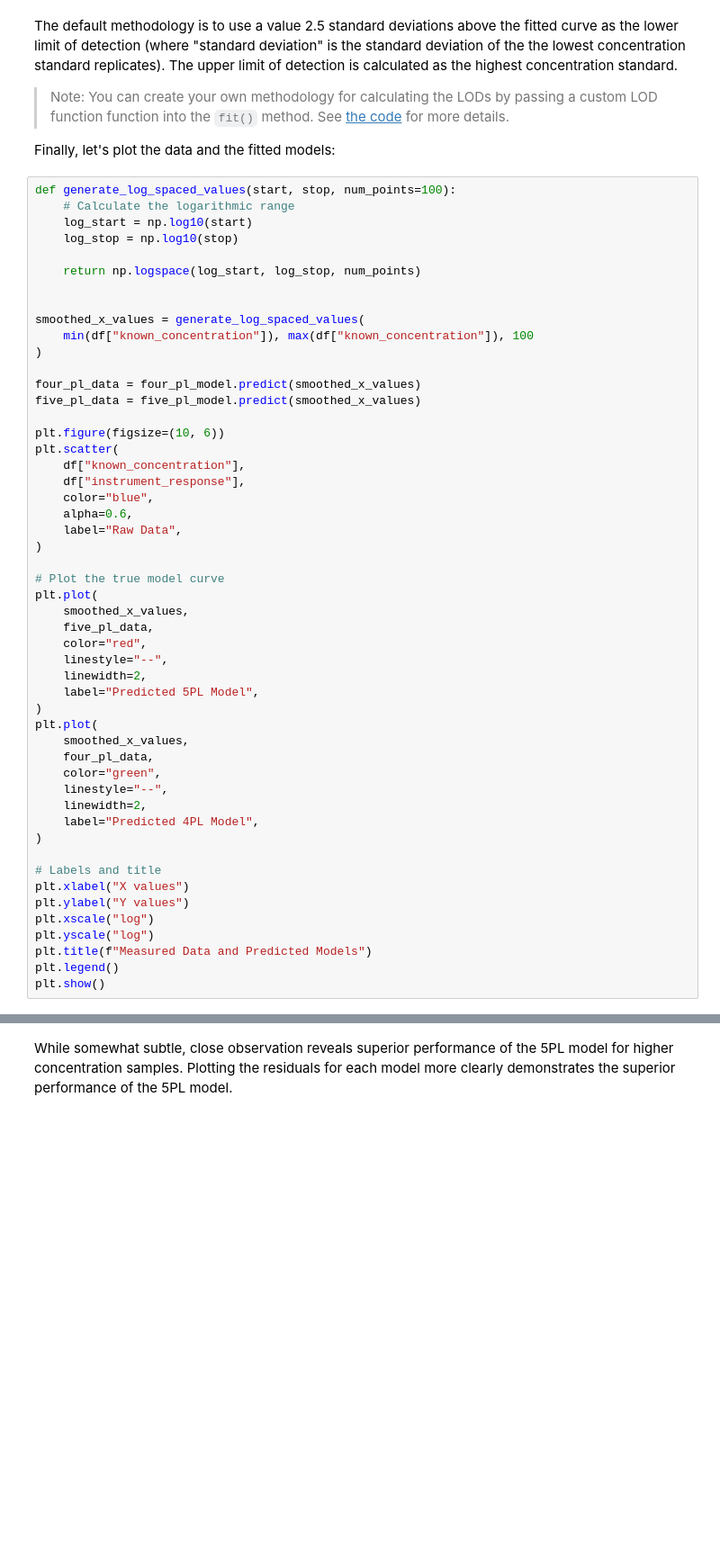
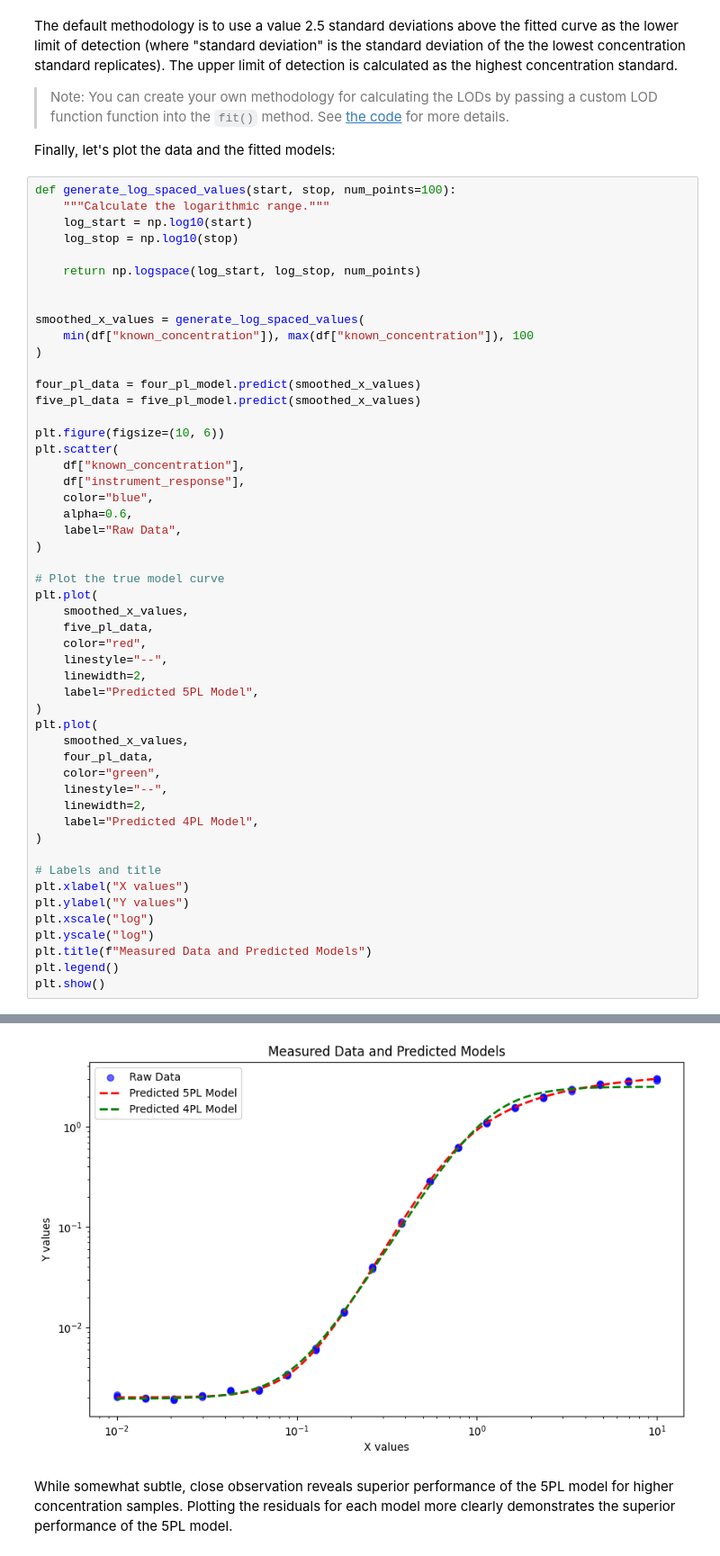
Before and after one commit to Ganymede-Bio/bio-curve-fit, a Jupyter notebook: examples/five_pl_logistic/five_pl_fit.ipynb, the cells around one changed output, grey strips where cells are left out. Shown: that part at 90% size. Saved outputs shown, nothing was run; the diff lists cells and outputs as text; blank space fills up the shorter version.

```diff
--- a/examples/five_pl_logistic/five_pl_fit.ipynb
+++ b/examples/five_pl_logistic/five_pl_fit.ipynb
@@ -207,7 +179,7 @@ The default methodology is to use a value 2.5 standard deviations above the fitt
 Finally, let's plot the data and the fitted models:
 # %%
 def generate_log_spaced_values(start, stop, num_points=100):
-    # Calculate the logarithmic range
+    """Calculate the logarithmic range."""
     log_start = np.log10(start)
     log_stop = np.log10(stop)
 
@@ -261,3 +232,4 @@ ValueError: Model is not fit yet. Please call 'fit' with appropriate data or ini
+[figure, added]
 # %% [markdown]
 While somewhat subtle, close observation reveals superior performance of the 5PL model for higher concentration samples. Plotting the residuals for each model more clearly demonstrates the superior performance of the 5PL model.
 # %%
```
Also changed, not shown: parts of 8 cells of this notebook, 12 other files.
